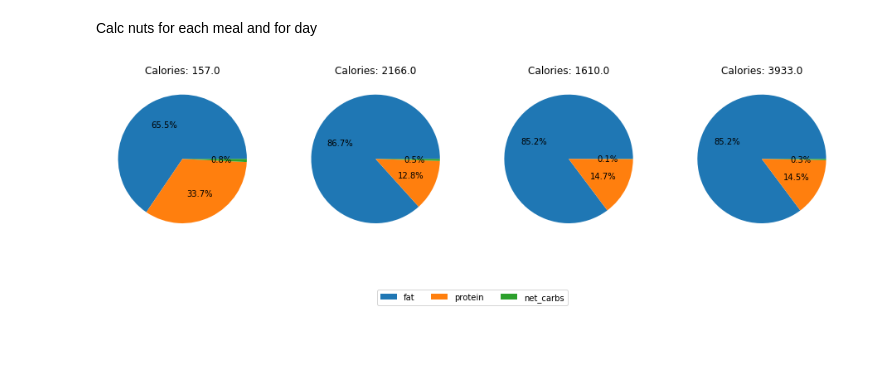
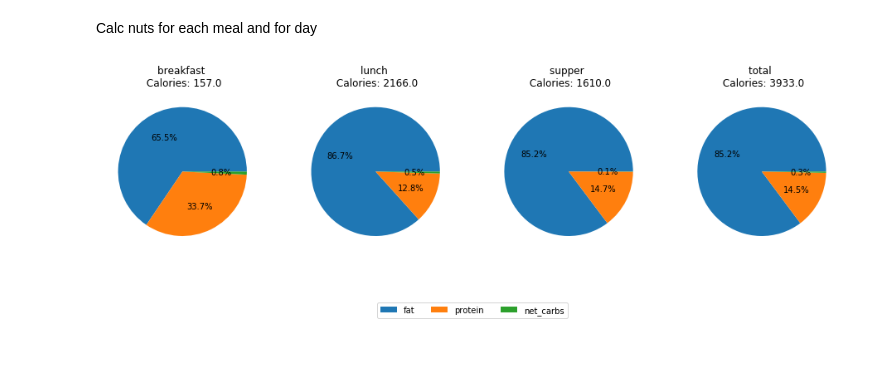
Before and after one commit to fabiangunzinger/learning, a Jupyter notebook: food-data/foods.ipynb, the cells around one changed output. Saved outputs shown, nothing was run; the diff lists cells and outputs as text; code cells hidden in the pictures.

Commit message:
Add meal name as title

```diff
--- a/food-data/foods.ipynb
+++ b/food-data/foods.ipynb
@@ -119,25 +119,28 @@ def calc_nutrients(data, meal):
 
     return nuts
 
-
-meal_nuts = [calc_nutrients(myfoods, meals[meal]) for meal in meals]
-meal_nuts.append(sum(meal_nuts))
+meal_nuts = {meal: calc_nutrients(myfoods, meals[meal]) for meal in meals}
+meal_nuts['total'] = sum([meal_nuts[meal] for meal in meal_nuts])
 # %%
 def make_dashboard(meals):
 
-    def make_doughnut(data, axis, title):
+    def make_doughnut(data, axis, meal_name):
+        meal_name =
         total_cals = data.loc['total', 'cals']
         nuts = data[1:]
+
         ax[axis].pie(nuts.cals, autopct='%2.1f%%')
-        ax[axis].set_title(f"Calories: {total_cals}")
+        ax[axis].set_title(f"{meal_name} \n Calories: {total_cals}")
 
     fig, ax = plt.subplots(1, len(meals), figsize=(16, 8))
 
-    for meal_num, meal in enumerate(meals):
-        make_doughnut(meal, meal_num, 'title comes here')
+    for meal_num, meal_name in enumerate(meals):
+        make_doughnut(meals[meal_name], meal_num, meal_name)
 
-    fig.legend(meals[0].index[1:], loc='lower center', borderaxespad=6, ncol=3);
+    fig.legend(['fat', 'protein', 'net_carbs'],
+               loc='lower center',
+               borderaxespad=6, ncol=3);
 
 make_dashboard(meal_nuts)
 # %% [output]
-[figure, old version]
+[figure, new version]
```
